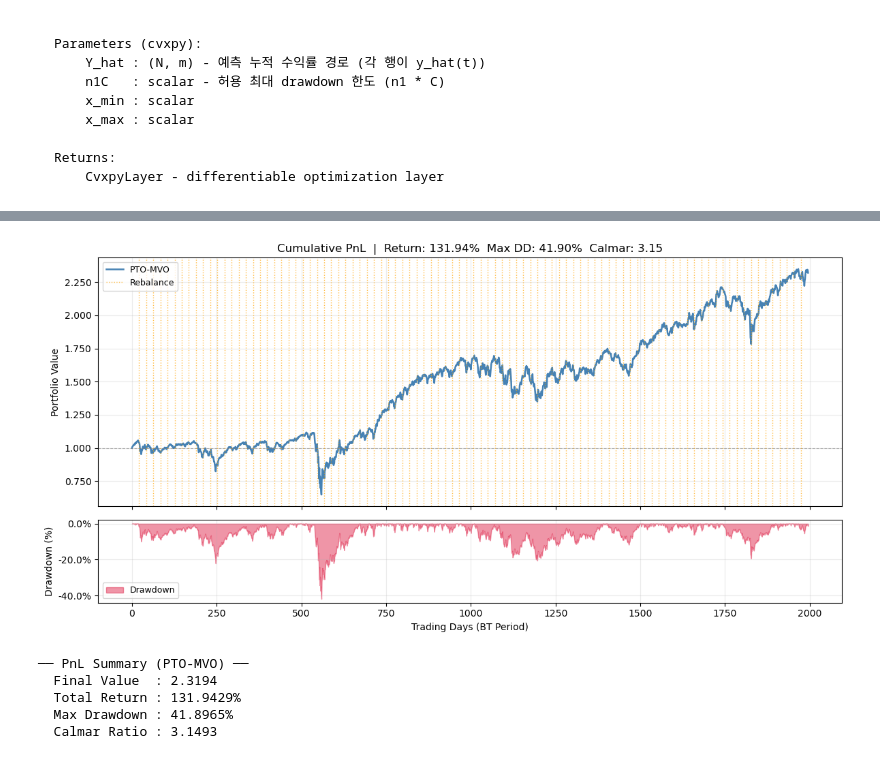
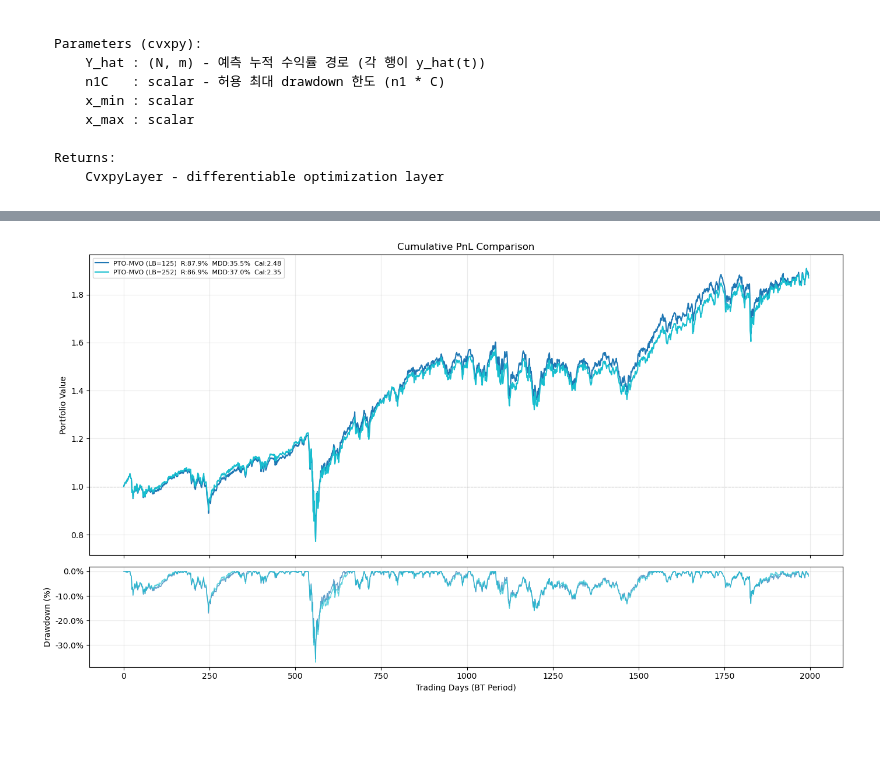
Before and after one commit to taekyounglee1224/cvxpy-portfolio-lab, a Jupyter notebook: DFL-MDD/30_inds.ipynb, the cells around one changed output, grey strips where cells are left out. Cells and saved outputs as stored; diff of their text form; code cells hidden in the pictures; blank space fills up the shorter version.

```diff
--- a/DFL-MDD/30_inds.ipynb
+++ b/DFL-MDD/30_inds.ipynb
@@ -67,11 +67,11 @@ import torch.optim as optim
     Returns:
         CvxpyLayer - differentiable optimization layer
 # %%
-inds_30 = pd.read_csv('csv/30_industry.csv')
-inds_30['Date'] = pd.to_datetime(inds_30['Date'])
-inds_30 = inds_30.set_index('Date')
-inds_30.info()
-inds_30
+inds_10 = pd.read_csv('csv/10_industry.csv')
+inds_10['Date'] = pd.to_datetime(inds_10['Date'])
+inds_10 = inds_10.set_index('Date')
+inds_10.info()
+inds_10
 # %% [output]
 <class 'pandas.core.frame.DataFrame'>
 DatetimeIndex: 6539 entries, 2000-01-03 to 2025-12-31
@@ -362,24 +598,37 @@ plot_pnl(bt_pto_mdd, horizon=HORIZON, label = 'PTO-MDD')
 import importlib
 import pto_mvo
 importlib.reload(pto_mvo)
-from pto_mvo  import train_pto_mvo,  backtest_pto_mvo
+from pto_mvo import train_pto_mvo, backtest_pto_mvo
 
-model_pto_mvo = PredictionModel(INPUT_DIM, HIDDEN_DIM, N, M)
+all_results_mvo = []
 
-train_pto_mvo(model_pto_mvo, is_samples, EPOCHS, BATCH_SIZE, LR)
+for lookback in LOOKBACK_LIST:
 
-bt_pto_mvo = backtest_pto_mvo(
-    pred_model   = model_pto_mvo,
-    rebal_samples= rebal_samples,
-    N            = HORIZON,
-    d            = d,
-    C            = C,
-    lam_mvo      = 1.0,     #risk aversion
-    x_min        = x_min,
-    x_max        = x_max,
-    gamma        = gamma,
-    stock_names  = stock_names,
-)
+    print(f"\n{'='*60}")
+    print(f"  Config: LOOKBACK={lookback}")
+    print(f"{'='*60}")
 
-plot_pnl(bt_pto_mvo, horizon=HORIZON, label = 'PTO-MVO')
+    INPUT_DIM = lookback * N_STOCKS
+
+    is_samples    = make_windows(is_np, lookback, HORIZON,
+                                 start=lookback, end=N_IS)
+    rebal_samples = make_windows(full_np, lookback, HORIZON,
+                                 start=BT_START_IDX, end=BT_START_IDX + N_BT)
+    rebal_samples = rebal_samples[::HORIZON]
+
+    torch.manual_seed(42)
+
+    model_pto_mvo = PredictionModel(INPUT_DIM, HIDDEN_DIM, N, M)
+    train_pto_mvo(model_pto_mvo, is_samples, EPOCHS, BATCH_SIZE, LR)
+
+    bt_pto_mvo = backtest_pto_mvo(
+        model_pto_mvo, rebal_samples, N, d, C,
+        delta=delta,                    # lam_mvo → delta 수정
+        x_min=x_min, x_max=x_max, gamma=gamma,
+        is_mean=is_mean, is_std=is_std,
+        stock_names=stock_names,
+    )
+    all_results_mvo.append((bt_pto_mvo, f"PTO-MVO (LB={lookback})"))
+
+plot_multi_pnl(all_results_mvo)
 # %% [output]
@@ -403,6 +652 @@ plot_pnl(bt_pto_mvo, horizon=HORIZON, label = 'PTO-MVO')
-[figure, old version]
+[figure, new version]
-── PnL Summary (PTO-MVO) ──
-  Final Value  : 2.3194
-  Total Return : 131.9429%
-  Max Drawdown : 41.8965%
-  Calmar Ratio : 3.1493
```
Also changed, not shown: parts of 8 cells of this notebook.
